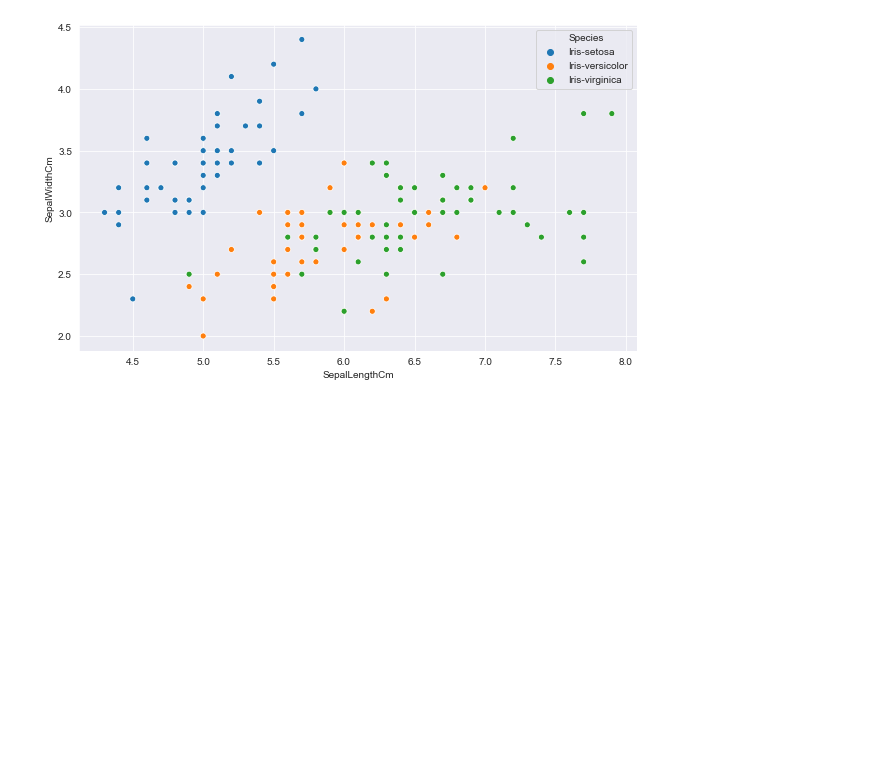
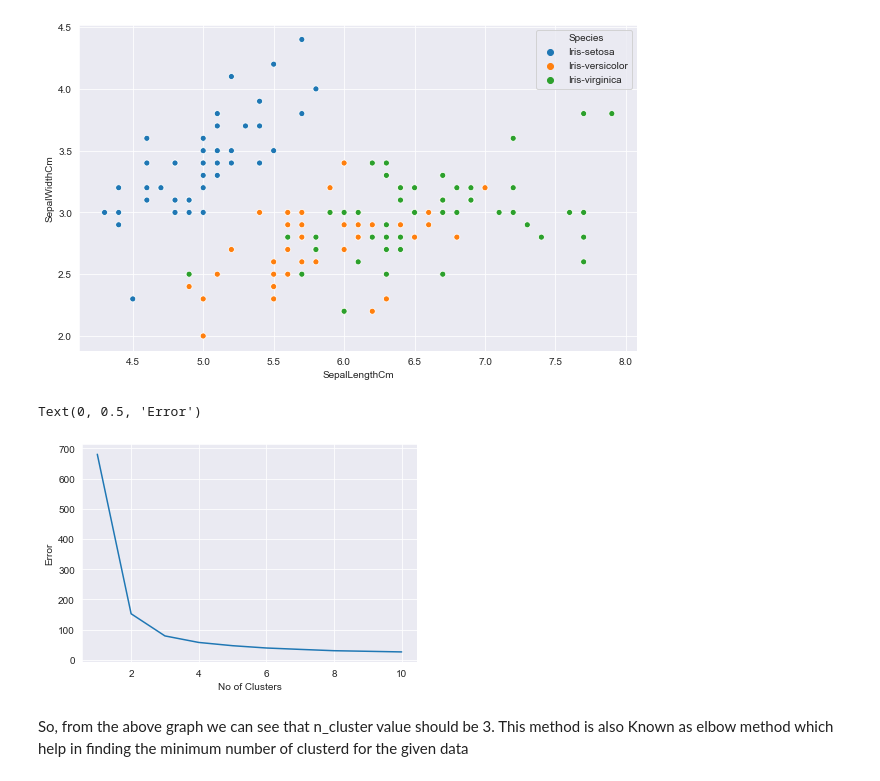
Before and after one commit to Akshatjain1999/GRID-The-Spark-Foundation, a Jupyter notebook: Task-3/Task-3.ipynb, the cells around one changed output. Drawn from its saved outputs; the diff is of its cells as text; code cells hidden in the pictures; blank space fills up the shorter version.

```diff
--- a/Task-3/Task-3.ipynb
+++ b/Task-3/Task-3.ipynb
@@ -35,0 +63,18 @@ sns.scatterplot(df.SepalLengthCm,df.SepalWidthCm,hue=df.Species)
+# %%
+X = Features.values
+# %%
+wcss = []
+
+for i in range(1,11):
+    kmeans = KMeans(n_clusters = i, init = 'k-means++',
+                    max_iter = 300, n_init = 10, random_state = 42)
+    kmeans.fit(X)
+    wcss.append(kmeans.inertia_)
+plt.plot(range(1,11),wcss)
+plt.xlabel("No of Clusters")
+plt.ylabel("Error")
+# %% [output]
+Text(0, 0.5, 'Error')
+[figure, added]
+# %% [markdown]
+So, from the above graph we can see that n_cluster value should be 3. This method is also Known as elbow method which help in finding the minimum number of clusterd for the given data
```
Also changed, not shown: parts of 8 cells of this notebook.
